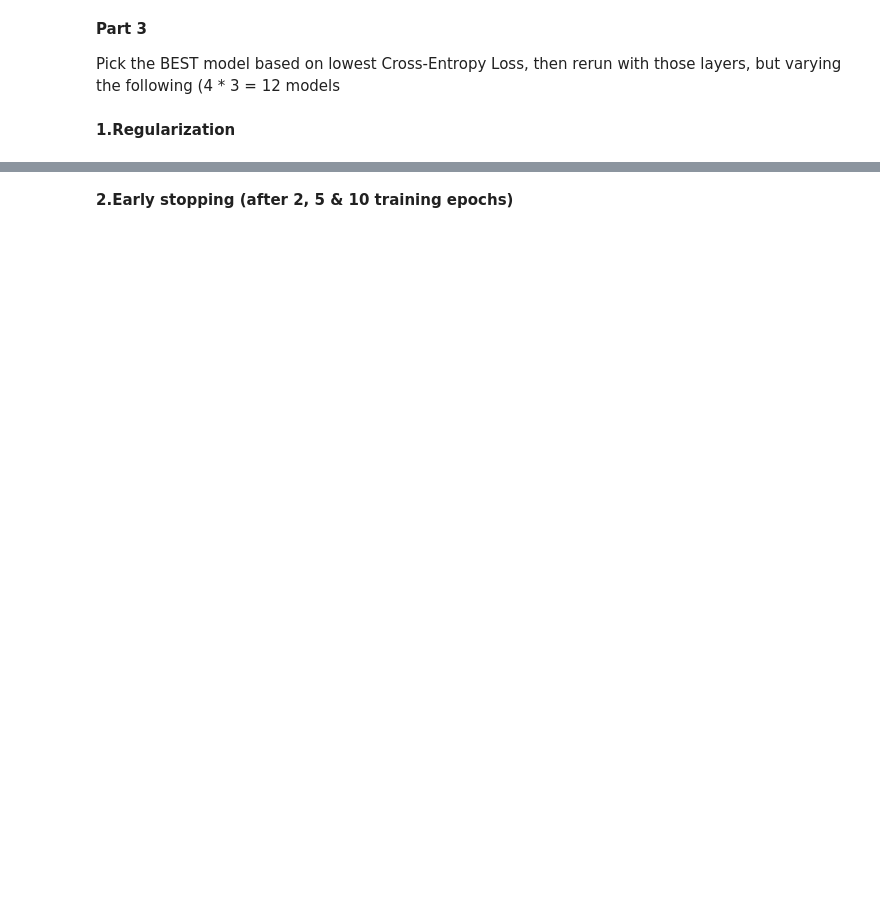
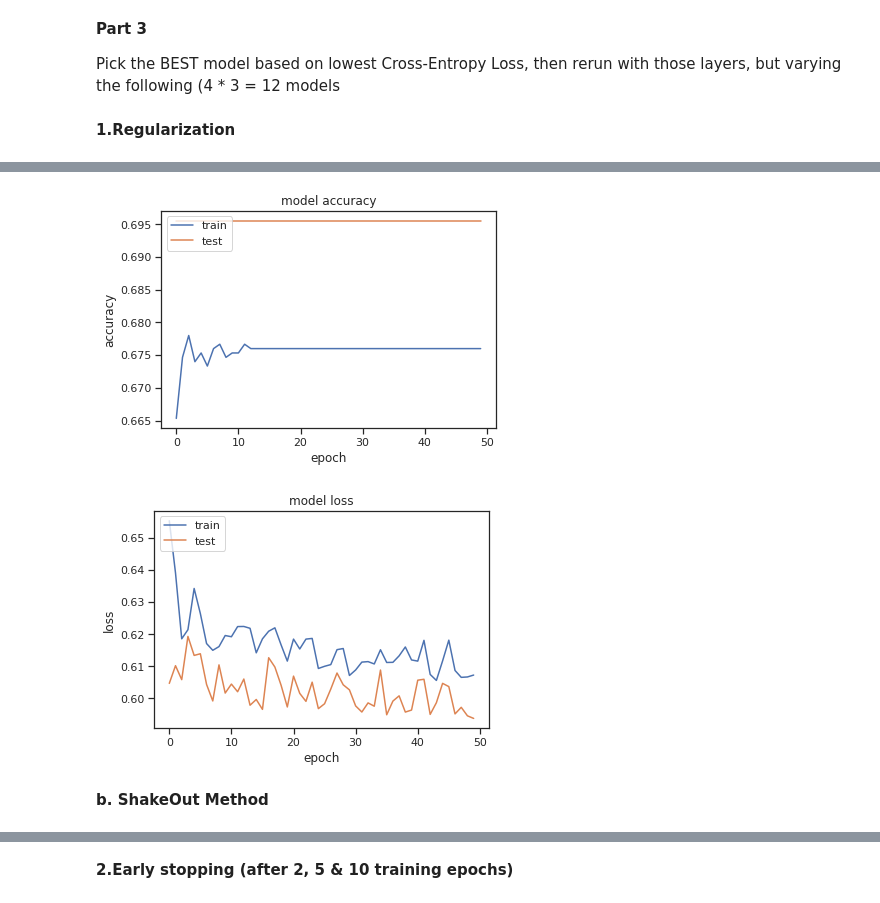
Before and after one commit to Hamza1122/Assignment_ML, a Jupyter notebook: FinalProject.ipynb, the cells around one changed output, grey strips where cells are left out. Drawn from its saved outputs; the diff is of its cells as text; code cells hidden in the pictures; blank space fills up the shorter version.

```diff
--- a/FinalProject.ipynb
+++ b/FinalProject.ipynb
@@ -631,2 +883,9 @@ history=model.fit(X_train,y_train,validation_data=(X_test,y_test),epochs=50)
 # %%
 #loss function calling
+# %%
+loss_and_accuracy_graph(history)
+# %% [output]
+[figure, added]
+[figure, added]
+# %% [markdown]
+**b. ShakeOut Method**
```
Also changed, not shown: parts of 47 cells of this notebook.
